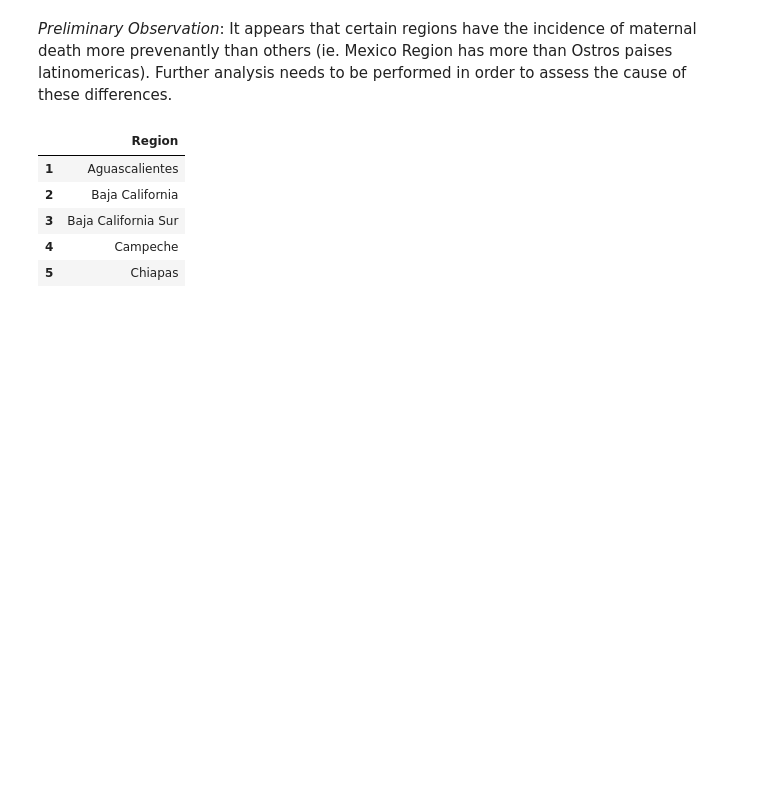
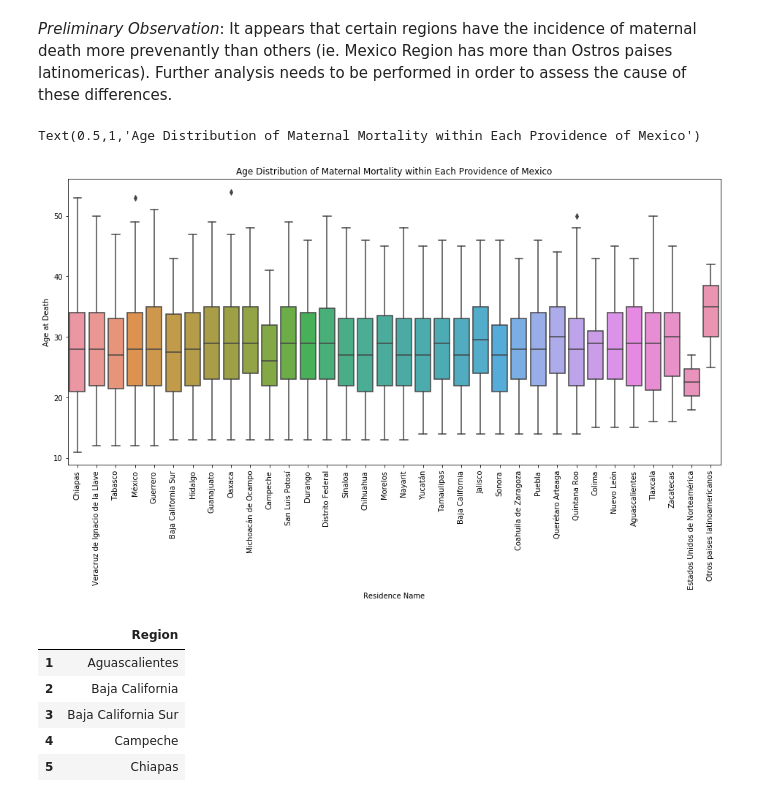
Before and after one commit to EmSchoof/AdolescentMaternalMortality, a Jupyter notebook: maternal_mortality_data_average_age_maternal_death.ipynb, the cells around one changed output. Saved outputs shown, nothing was run; the diff lists cells and outputs as text; code cells hidden in the pictures; blank space fills up the shorter version.

```diff
--- a/maternal_mortality_data_average_age_maternal_death.ipynb
+++ b/maternal_mortality_data_average_age_maternal_death.ipynb
@@ -333,6 +336,18 @@ Text(0.5,1,'Incidence of Maternal Mortality in Each Providence of Mexico')
 [figure]
 # %% [markdown]
 *Preliminary Observation*: It appears that certain regions have the incidence of maternal death more prevenantly than others (ie. Mexico Region has more than Ostros paises latinomericas). Further analysis needs to be performed in order to assess the cause of these differences.
+# %%
+# Create a boxplot to show the distribution of each region compared to its mean
+fig, ax = plt.subplots(figsize=(16, 8))
+plt.xticks(rotation='vertical')
+fig.subplots_adjust(bottom=0.2)
+sns.boxplot(x=residence, y=age_death, data=dates)
+
+# Label axis
+pl.title('Age Distribution of Maternal Mortality within Each Providence of Mexico')
+# %% [output]
+Text(0.5,1,'Age Distribution of Maternal Mortality within Each Providence of Mexico')
+[figure, added]
 # %%
 # Create a sub-dataframe with residence name and code (unique)
 
```
Also changed, not shown: parts of 15 cells of this notebook, 1 other file.
